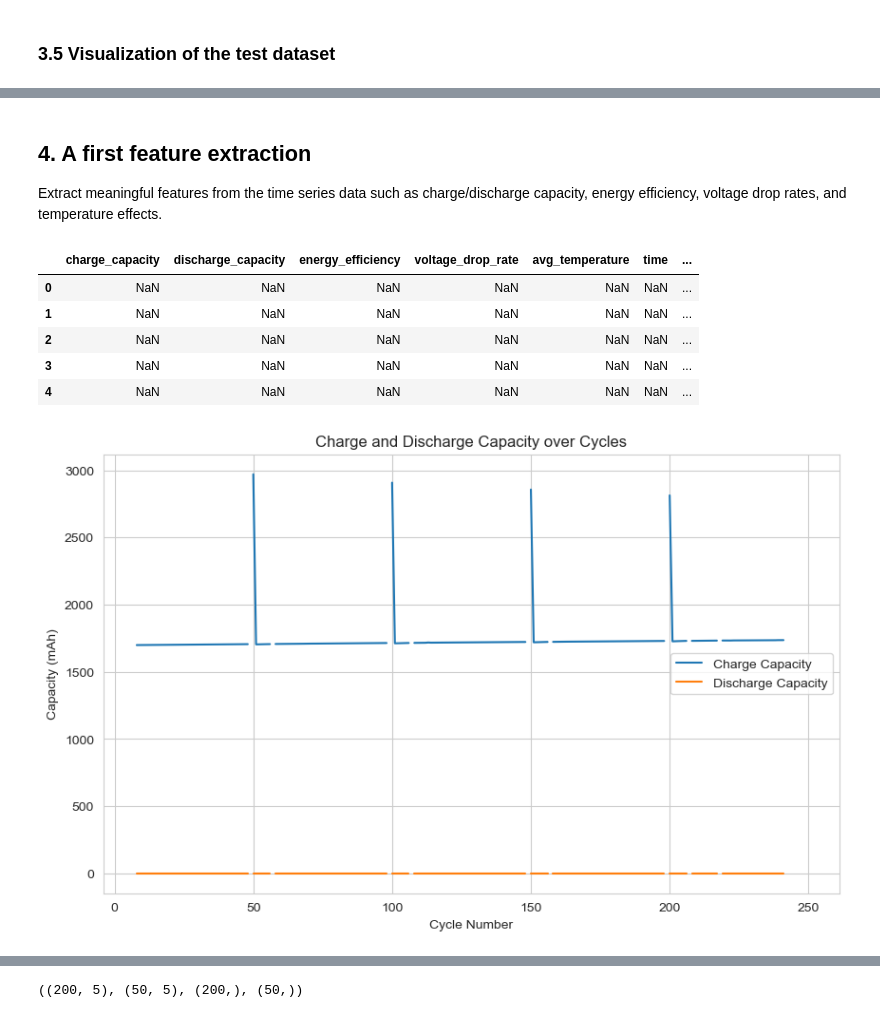
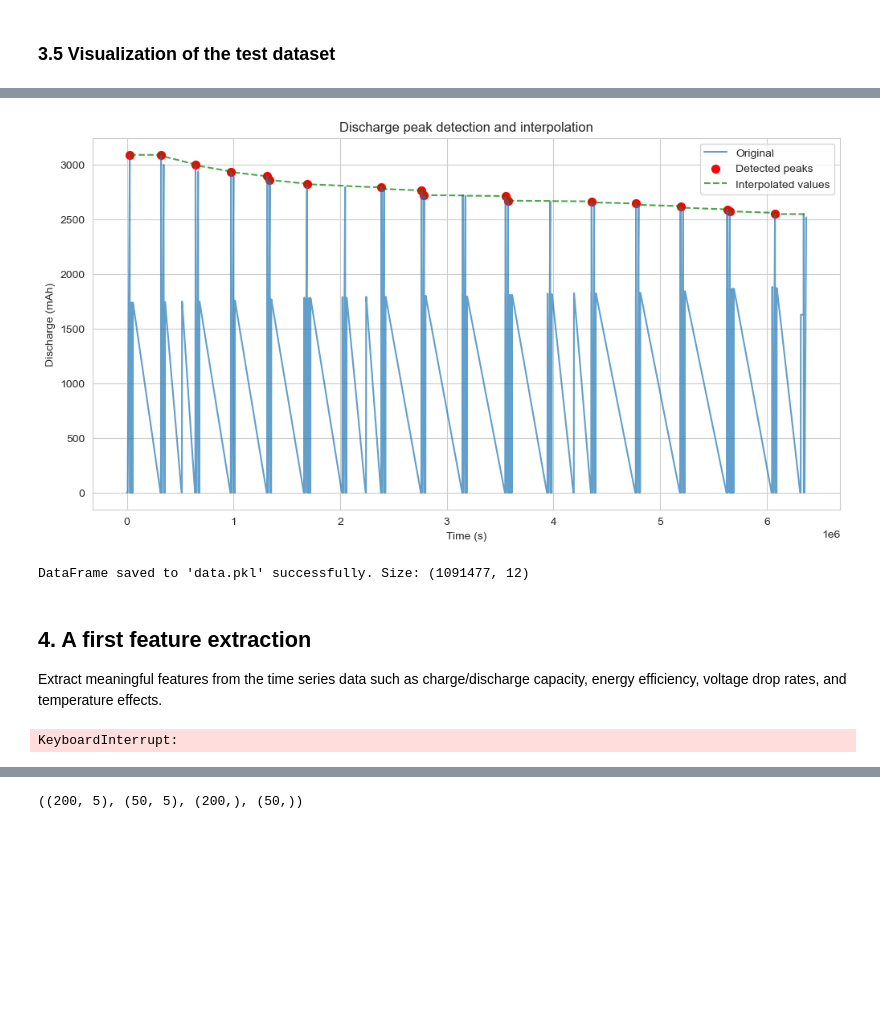
Before and after one commit to ChristopherTsa/datacamp_project, a Jupyter notebook: batteries_starting_kit.ipynb, the cells around one changed output, grey strips where cells are left out. Saved outputs shown, nothing was run; the diff lists cells and outputs as text; code cells hidden in the pictures; blank space fills up the shorter version.

```diff
--- a/batteries_starting_kit.ipynb
+++ b/batteries_starting_kit.ipynb
@@ -593,37 +640,55 @@ plt.show()
+# %%
+plt.figure(figsize=(12, 6))
+plt.plot(data_test['time_s'], data_test['QDischarge_mA_h'], label='Original', alpha=0.7)
+plt.scatter(peak_times, peak_values, color='red', s=50, label='Detected peaks')
+plt.plot(data['time_s'], data['discharge_peak_value'], 'g--', label='Interpolated values', alpha=0.7)
+plt.xlabel('Time (s)')
+plt.ylabel('Discharge (mAh)')
+plt.title('Discharge peak detection and interpolation')
+plt.legend()
+plt.show()
+# %% [output]
+[figure, added]
+# %%
+import pickle
+
+# Save the DataFrame to a pickle file
+with open('data/data.pkl', 'wb') as file:
+    pickle.dump(data, file)
+
+print(f"DataFrame saved to 'data.pkl' successfully. Size: {data.shape}")
+# %% [output]
+DataFrame saved to 'data.pkl' successfully. Size: (1091477, 12)
 # %% [markdown]
 ## 4. A first feature extraction
 Extract meaningful features from the time series data such as charge/discharge capacity, energy efficiency, voltage drop rates, and temperature effects.
 # %%
+with open('data.pkl', 'rb') as file:
+    loaded_data = pickle.load(file)
+
 # Function to extract features from the dataset
 def extract_features(df):
     features = {}
 
-    # Charge capacity (mAh)
-    features['charge_capacity'] = df['QCharge_mA_h'].max()
+    # Min current (mA)
+    features['min_current'] = df['I_mA'].min()
 
-    # Discharge capacity (mAh)
-    features['discharge_capacity'] = df['QDischarge_mA_h'].min()
+    # Min voltage (V)
+    features['min_voltage'] = df['Ecell_V'].min()
 
-    # Energy efficiency (discharge energy / charge energy)
-    features['energy_efficiency'] = df['EnergyDischarge_W_h'].sum() / df['EnergyCharge_W_h'].sum()
+    # Max temperature (°C)
+    features['max_temperature'] = df['Temperature__C'].max()
 
-    # Voltage drop rate (V/s)
-    voltage_diff = df['Ecell_V'].diff().dropna()
-    time_diff = df['time_s'].diff().dropna()
-    features['voltage_drop_rate'] = (voltage_diff / time_diff).mean()
-
-    # Average temperature (°C)
-    features['avg_temperature'] = df['Temperature__C'].mean()
-
-    # Time
+    # Time (s)
     features['time'] = df['time_s'].max()
 
     return features
 
 # Apply the feature extraction function to each cycle
+unique_cycles = data['cycleNumber'].unique()
 cycle_features = []
 for cycle in unique_cycles:
-    cycle_data = data[data['continuous_cycle'] == cycle]
+    cycle_data = data[data['cycleNumber'] == cycle]
     features = extract_features(cycle_data)
     features['cycleNumber'] = cycle
     cycle_features.append(features)
@@ -634,21 +699,4 @@ features_df = pd.DataFrame(cycle_features)
 # Display the extracted features
 features_df.head()
 # %% [output]
-|  | charge_capacity | discharge_capacity | energy_efficiency | voltage_drop_rate | avg_temperature | time | ... |
-| 0 | NaN | NaN | NaN | NaN | NaN | NaN | ... |
-| 1 | NaN | NaN | NaN | NaN | NaN | NaN | ... |
-| 2 | NaN | NaN | NaN | NaN | NaN | NaN | ... |
-| 3 | NaN | NaN | NaN | NaN | NaN | NaN | ... |
-| 4 | NaN | NaN | NaN | NaN | NaN | NaN | ... |
+KeyboardInterrupt:
-# %%
-# Plot the extracted features
-plt.figure(figsize=(10, 6))
-plt.plot(features_df['cycleNumber'], features_df['charge_capacity'], label='Charge Capacity')
-plt.plot(features_df['cycleNumber'], features_df['discharge_capacity'], label='Discharge Capacity')
-plt.title('Charge and Discharge Capacity over Cycles')
-plt.xlabel('Cycle Number')
-plt.ylabel('Capacity (mAh)')
-plt.legend()
-plt.show()
-# %% [output]
-[figure, removed]
```
Also changed, not shown: parts of 28 cells of this notebook, 5 other files.
